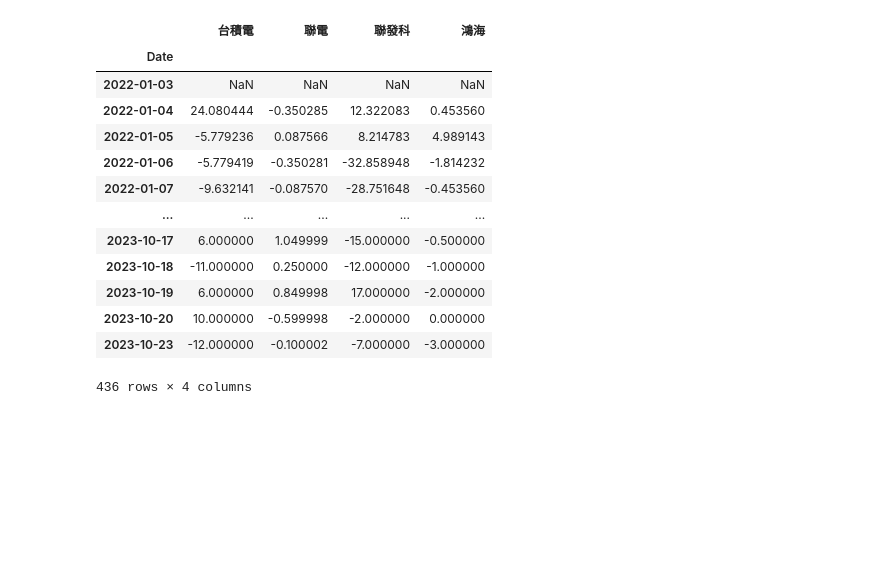
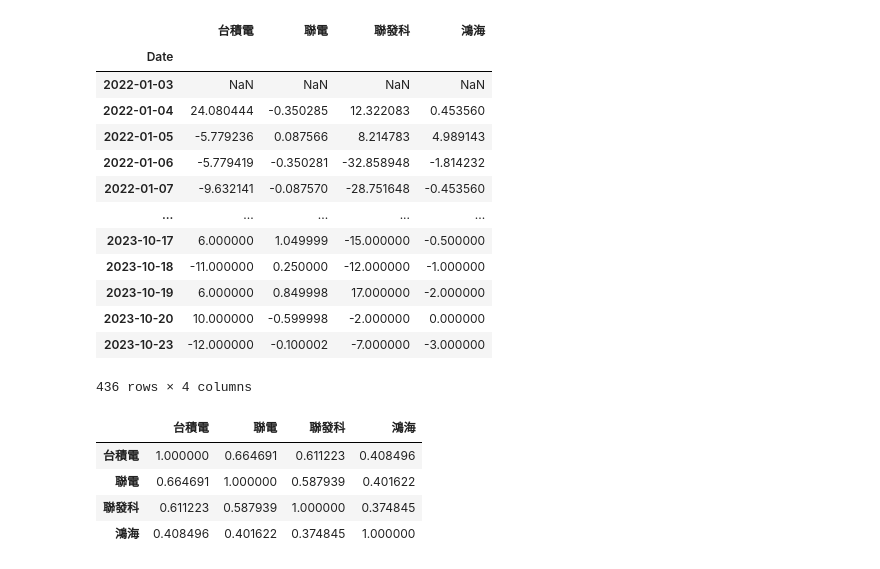
Before and after one commit to Keng9487/python1, a Jupyter notebook: 上課用目錄/lesson18_2.ipynb, the cells around one changed output. Cells and saved outputs as stored; diff of their text form; code cells hidden in the pictures; blank space fills up the shorter version.

```diff
--- a/上課用目錄/lesson18_2.ipynb
+++ b/上課用目錄/lesson18_2.ipynb
@@ -153,3 +153,11 @@ shift
 | 2023-10-20 | 10.000000 | -0.599998 | -2.000000 | 0.000000 |
 | 2023-10-23 | -12.000000 | -0.100002 | -7.000000 | -3.000000 |
 436 rows × 4 columns
+# %%
+pctChange[1:].corr()
+# %% [output]
+|  | 台積電 | 聯電 | 聯發科 | 鴻海 |
+| 台積電 | 1.000000 | 0.664691 | 0.611223 | 0.408496 |
+| 聯電 | 0.664691 | 1.000000 | 0.587939 | 0.401622 |
+| 聯發科 | 0.611223 | 0.587939 | 1.000000 | 0.374845 |
+| 鴻海 | 0.408496 | 0.401622 | 0.374845 | 1.000000 |
```
